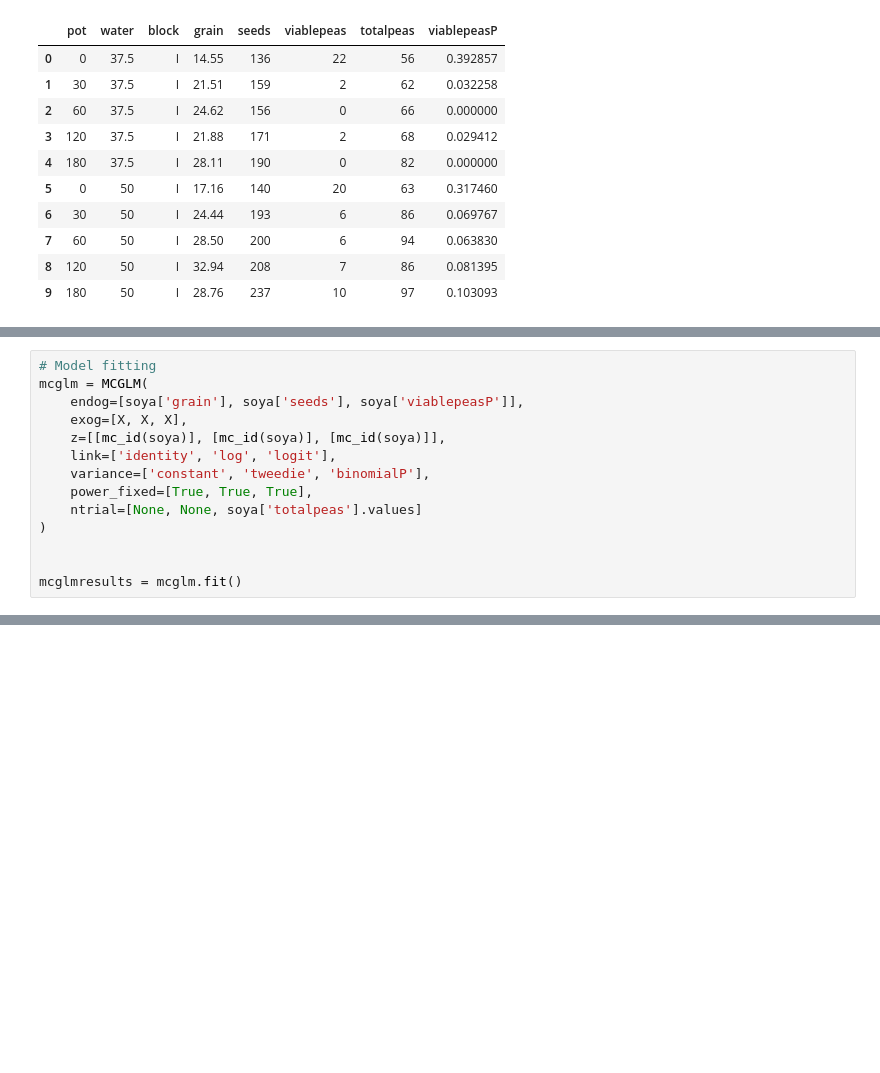
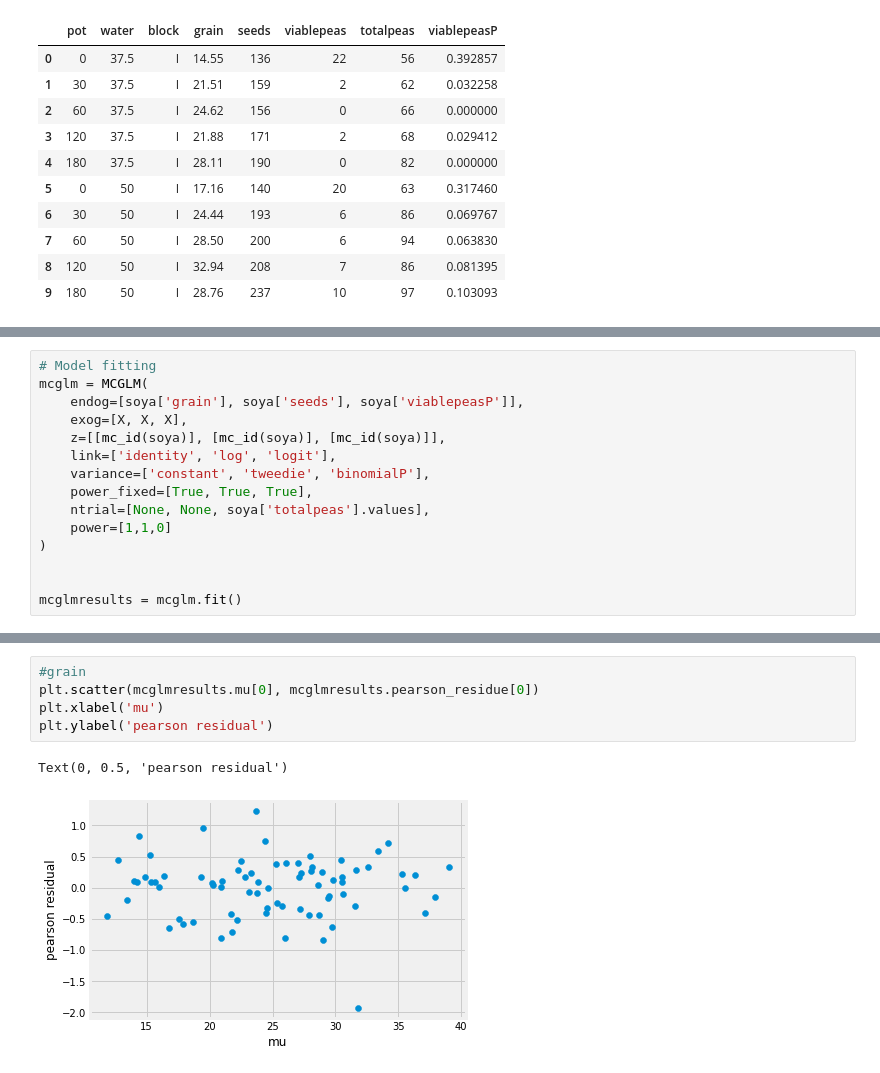
Before and after one commit to jeancmaia/mcglm, a Jupyter notebook: nbks/qualification_examples.ipynb, the cells around one changed output, grey strips where cells are left out. Saved outputs shown, nothing was run; the diff lists cells and outputs as text; blank space fills up the shorter version.

```diff
--- a/nbks/qualification_examples.ipynb
+++ b/nbks/qualification_examples.ipynb
@@ -180,7 +221,8 @@ mcglm = MCGLM(
     link=['identity', 'log', 'logit'],
     variance=['constant', 'tweedie', 'binomialP'],
     power_fixed=[True, True, True],
-    ntrial=[None, None, soya['totalpeas'].values]
+    ntrial=[None, None, soya['totalpeas'].values],
+    power=[1,1,0]
 )
 
 
@@ -207,0 +255,8 @@ rho_3          0.0878      0.115      0.765      0.444      -0.137       0.313
+# %%
+#grain
+plt.scatter(mcglmresults.mu[0], mcglmresults.pearson_residue[0])
+plt.xlabel('mu')
+plt.ylabel('pearson residual')
+# %% [output]
+Text(0, 0.5, 'pearson residual')
+[figure, added]
```
Also changed, not shown: parts of 22 cells of this notebook, 2 other files.
